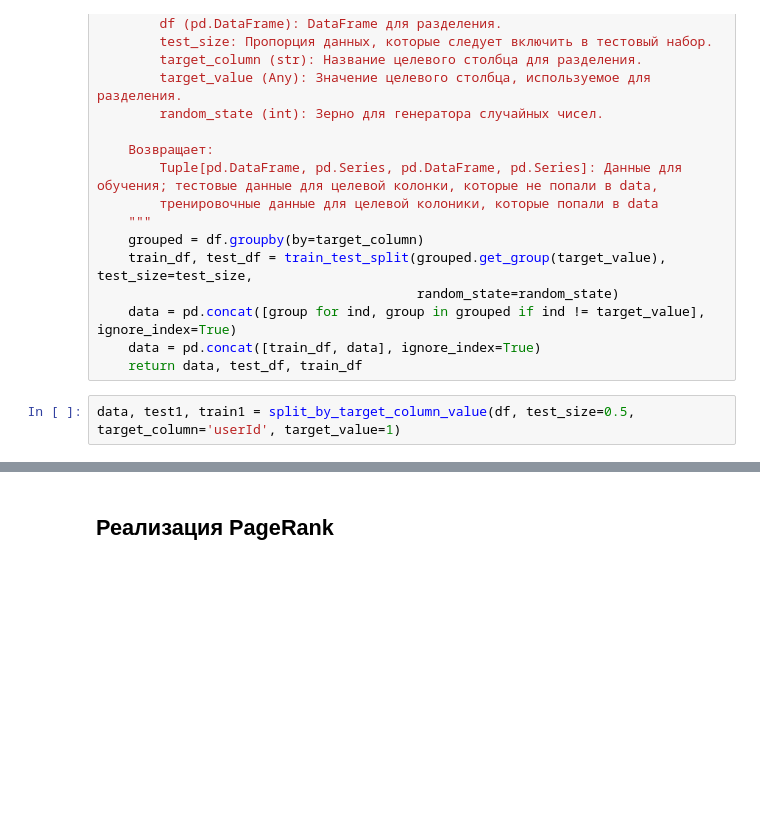
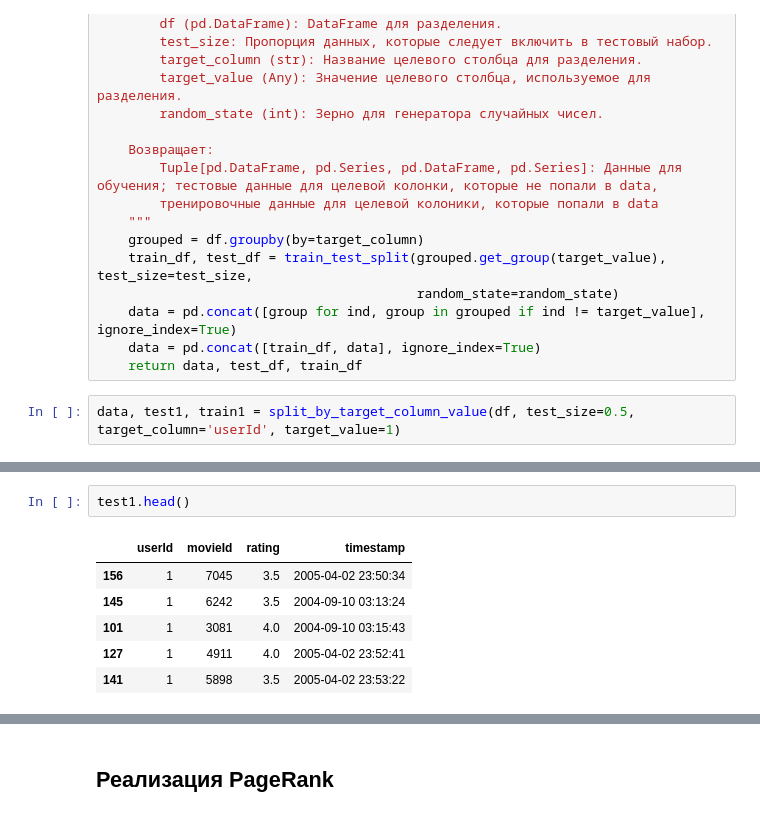
Before and after one commit to DimaOshchepkov/PageRank-Course-Project, a Jupyter notebook: GlobalPageRankMovieUsers.ipynb, the cells around one changed output, grey strips where cells are left out. Drawn from its saved outputs; the diff is of its cells as text; blank space fills up the shorter version.

```diff
--- a/GlobalPageRankMovieUsers.ipynb
+++ b/GlobalPageRankMovieUsers.ipynb
@@ -74,0 +84,9 @@ data, test1, train1 = split_by_target_column_value(df, test_size=0.5, target_col
+# %%
+test1.head()
+# %% [output]
+|  | userId | movieId | rating | timestamp |
+| 156 | 1 | 7045 | 3.5 | 2005-04-02 23:50:34 |
+| 145 | 1 | 6242 | 3.5 | 2004-09-10 03:13:24 |
+| 101 | 1 | 3081 | 4.0 | 2004-09-10 03:15:43 |
+| 127 | 1 | 4911 | 4.0 | 2005-04-02 23:52:41 |
+| 141 | 1 | 5898 | 3.5 | 2005-04-02 23:53:22 |
```
Also changed, not shown: parts of 18 cells of this notebook.
